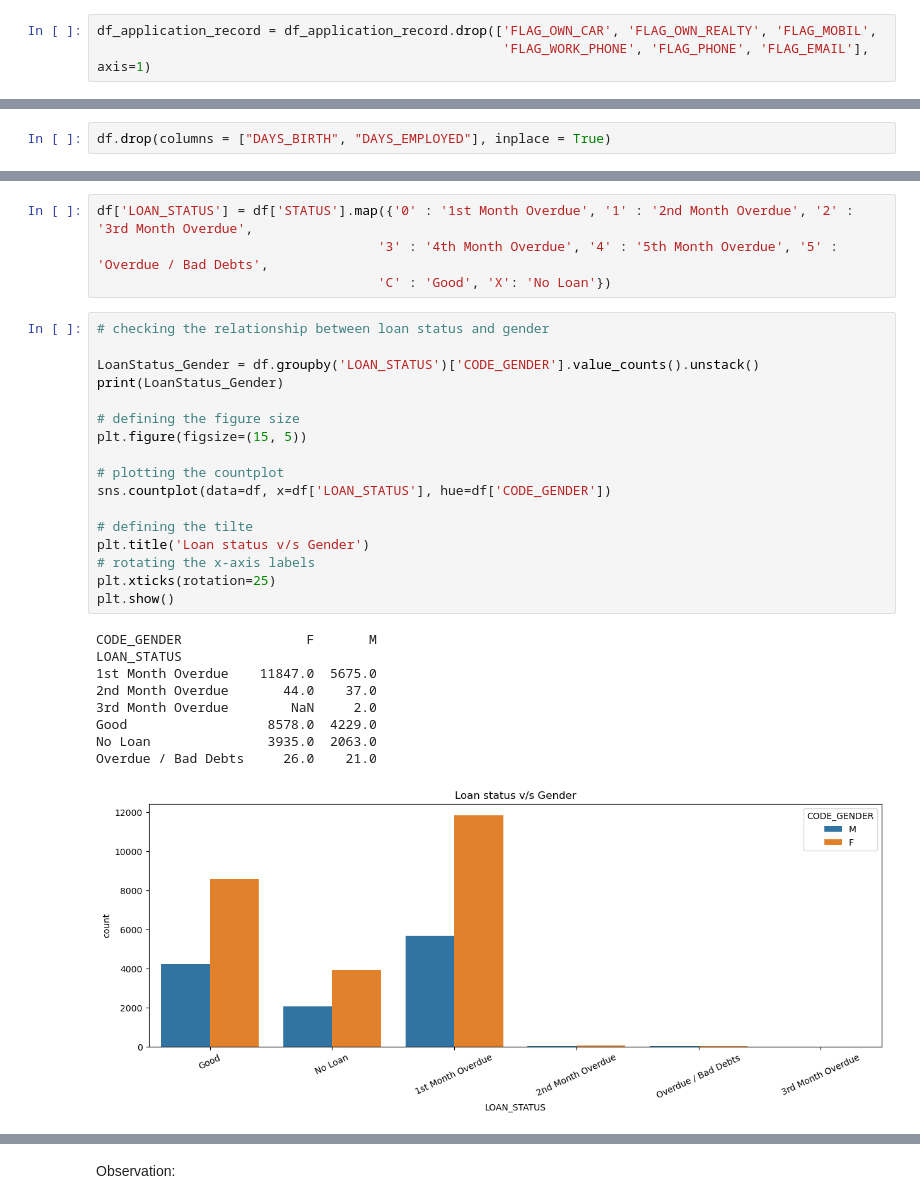
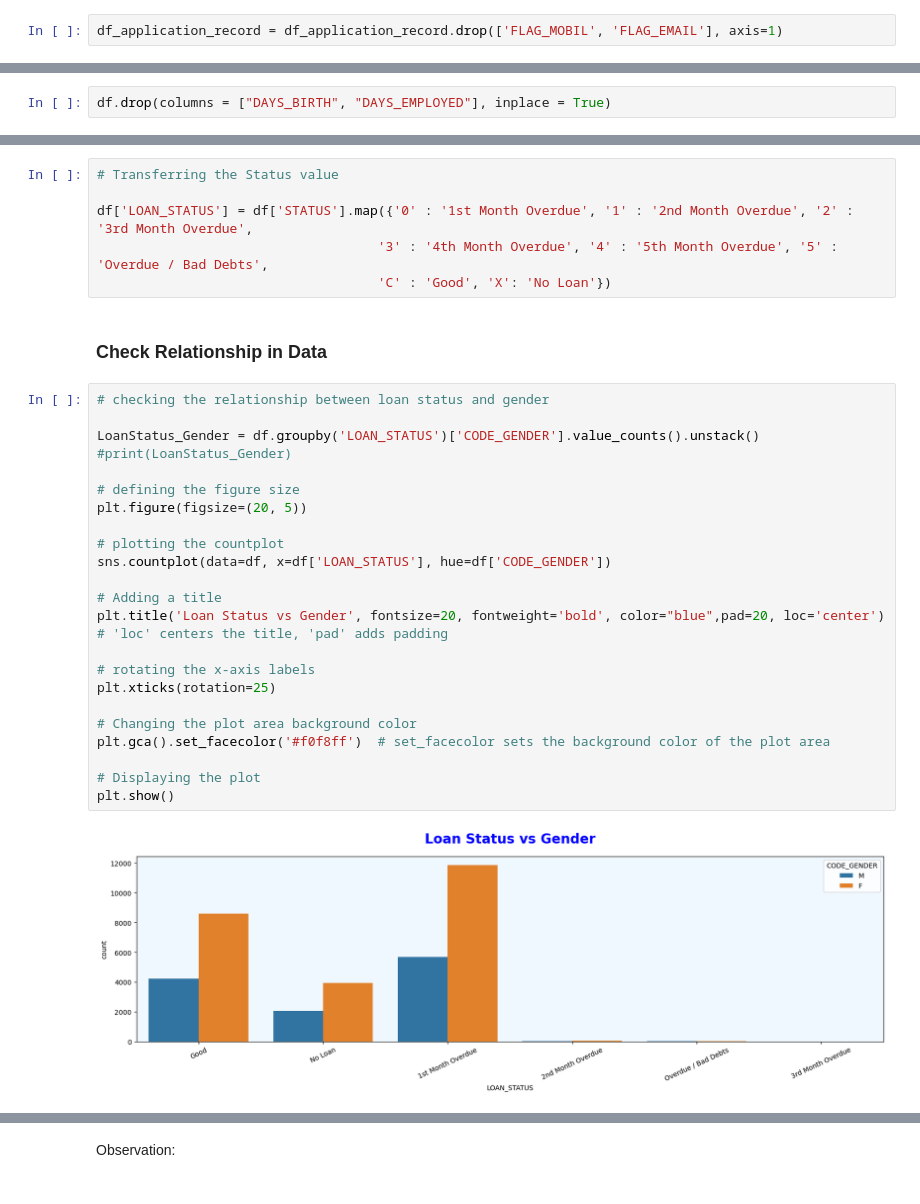
Before and after one commit to sonaliprout/PCDA, a Jupyter notebook: Credit Card Approval Prediction.ipynb, the cells around one changed output, grey strips where cells are left out. Cells and saved outputs as stored; diff of their text form.

```diff
--- a/Credit Card Approval Prediction.ipynb
+++ b/Credit Card Approval Prediction.ipynb
@@ -269,9 +265,8 @@ FLAG_EMAIL                  0
 OCCUPATION_TYPE        134203
 CNT_FAM_MEMBERS             0
 dtype: int64
-# %%
-df_application_record = df_application_record.drop(['FLAG_OWN_CAR', 'FLAG_OWN_REALTY', 'FLAG_MOBIL',
-                                                    'FLAG_WORK_PHONE', 'FLAG_PHONE', 'FLAG_EMAIL'], axis=1)
+# %%
+df_application_record = df_application_record.drop(['FLAG_MOBIL', 'FLAG_EMAIL'], axis=1)
 # %%
 df_credit_record.nunique()
 # %% [output]
@@ -598,34 +589,36 @@ df.describe().T.style.format("{:.2f}")
 | YEARS_AGE | 36457.00 | 43.75 | 11.51 | 21.00 | 34.00 | 43.00 | 53.00 | 69.00 |
 | YEARS_EMPLOYED | 36457.00 | 6.04 | 6.49 | 0.00 | 1.00 | 4.00 | 9.00 | 43.00 |
 # %%
+# Transferring the Status value
+
 df['LOAN_STATUS'] = df['STATUS'].map({'0' : '1st Month Overdue', '1' : '2nd Month Overdue', '2' : '3rd Month Overdue',
                                     '3' : '4th Month Overdue', '4' : '5th Month Overdue', '5' : 'Overdue / Bad Debts',
                                     'C' : 'Good', 'X': 'No Loan'})
+# %% [markdown]
+### Check Relationship in Data
 # %%
 # checking the relationship between loan status and gender
 
 LoanStatus_Gender = df.groupby('LOAN_STATUS')['CODE_GENDER'].value_counts().unstack()
-print(LoanStatus_Gender)
+#print(LoanStatus_Gender)
 
 # defining the figure size
-plt.figure(figsize=(15, 5))
+plt.figure(figsize=(20, 5))
 
 # plotting the countplot
 sns.countplot(data=df, x=df['LOAN_STATUS'], hue=df['CODE_GENDER'])
 
-# defining the tilte
-plt.title('Loan status v/s Gender')
+# Adding a title
+plt.title('Loan Status vs Gender', fontsize=20, fontweight='bold', color="blue",pad=20, loc='center')  # 'loc' centers the title, 'pad' adds padding
+
 # rotating the x-axis labels
 plt.xticks(rotation=25)
+
+# Changing the plot area background color
+plt.gca().set_facecolor('#f0f8ff')  # set_facecolor sets the background color of the plot area
+
+# Displaying the plot
 plt.show()
 # %% [output]
-CODE_GENDER                F       M
-LOAN_STATUS
-1st Month Overdue    11847.0  5675.0
-2nd Month Overdue       44.0    37.0
-3rd Month Overdue        NaN     2.0
-Good                  8578.0  4229.0
-No Loan               3935.0  2063.0
-Overdue / Bad Debts     26.0    21.0
-[figure, old version]
+[figure, new version]
 # %%
```
Also changed, not shown: parts of 103 cells of this notebook.
